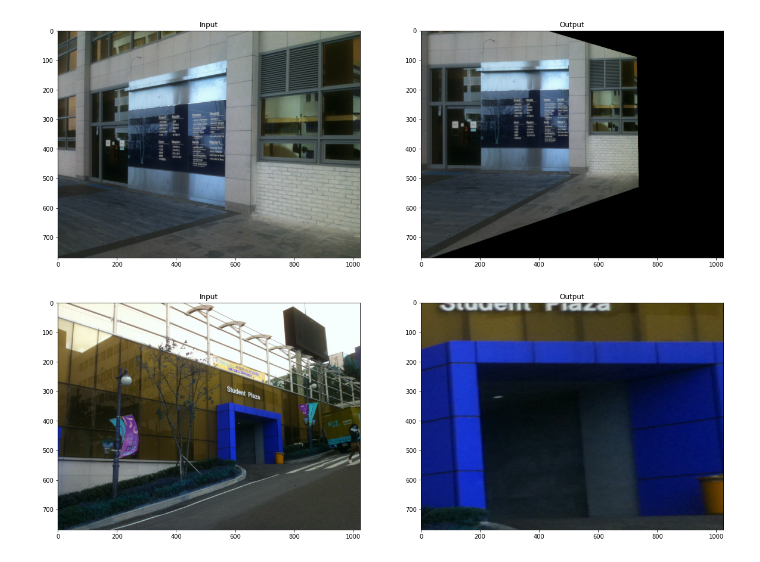
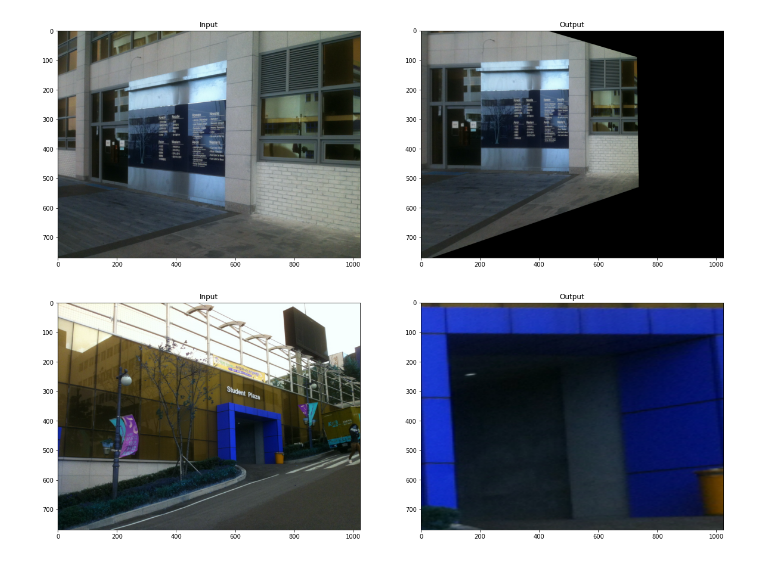
Before and after one commit to youhavetopay/ComputerVision2021, a Jupyter notebook: HW4.ipynb, the cells around one changed output. Cells and saved outputs as stored; diff of their text form; code cells hidden in the pictures.

```diff
--- a/HW4.ipynb
+++ b/HW4.ipynb
@@ -22,15 +22,16 @@ plt.show()
 # %%
 img = cv2.imread('dsu5.jpg')
 rows,cols,ch = img.shape
 pts1 = np.float32([[600,365],[599,534],[742,393],[742,540]]) # 좌상, 좌하, 우상, 우하
-pts2 = np.float32([[200,200],[200,700],[1000,200],[1000,700]]) # 이동할 위치
+# pts2 = np.float32([[200,200],[200,700],[1000,200],[1000,700]]) # 이동할 위치
+pts2 = np.float32([[100,100],[100,700],[1000,100],[1000,700]]) # 이동할 위치
 M = cv2.getPerspectiveTransform(pts1,pts2)
 dst = cv2.warpPerspective(img,M,(1024,769))
 
 plt.rcParams["figure.figsize"] = (20, 10)
 
 plt.subplot(121),plt.imshow(img),plt.title('Input')
 plt.subplot(122),plt.imshow(dst),plt.title('Output')
 plt.show()
 # %% [output]
-[figure, old version]
+[figure, new version]
```
